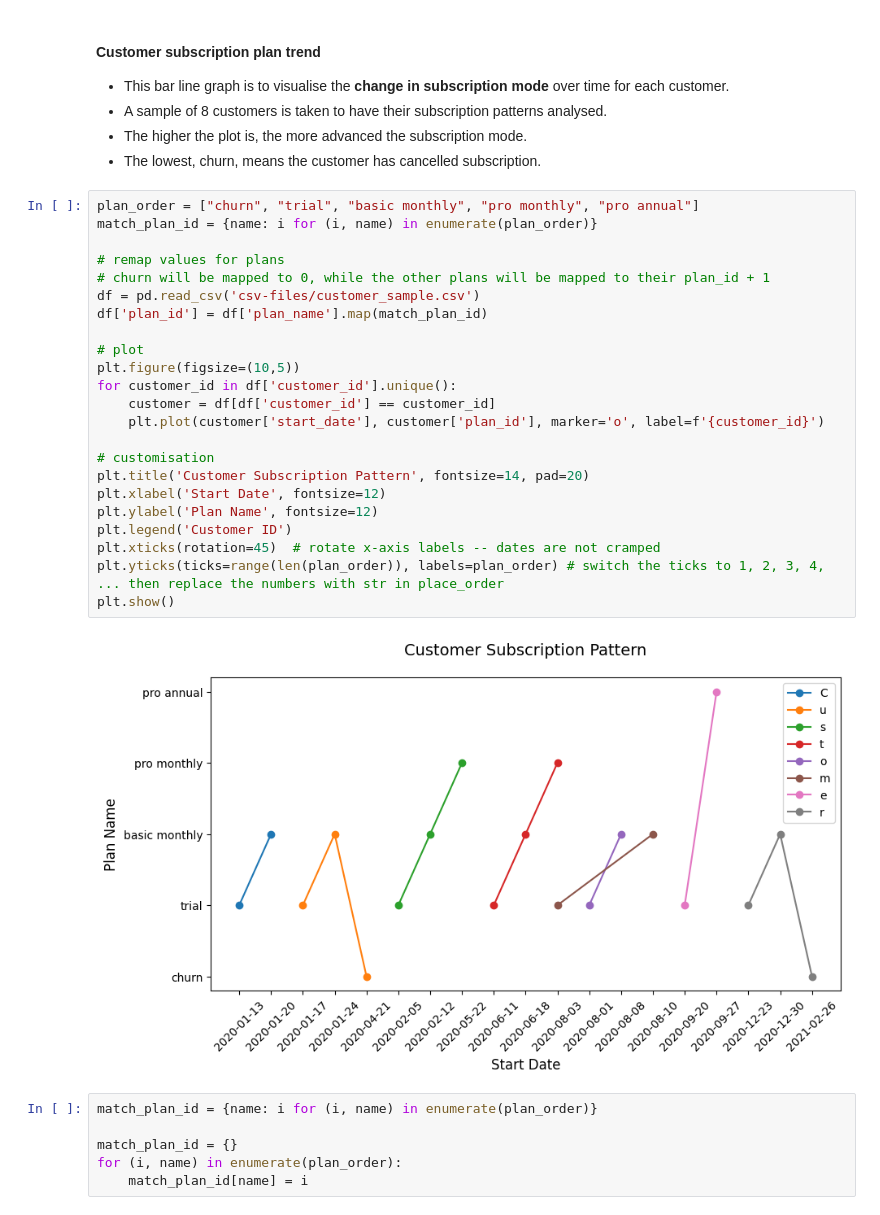
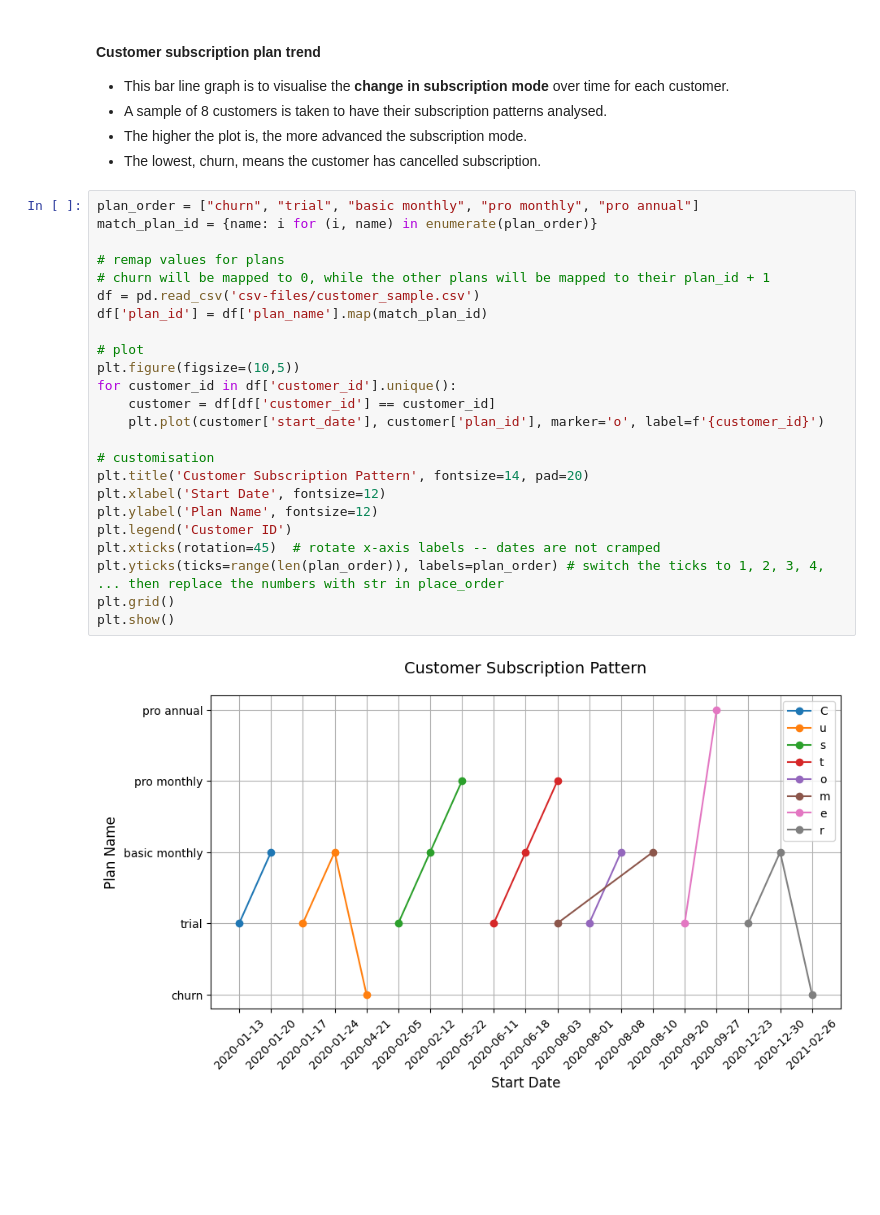
Before and after one commit to nacht29/8-Week-SQL-Challenge, a Jupyter notebook: Case Study #3 - Foodie-Fi/python/partA.ipynb, the cells around one changed output. Drawn from its saved outputs; the diff is of its cells as text; blank space fills up the shorter version.

```diff
--- a/Case Study #3 - Foodie-Fi/python/partA.ipynb
+++ b/Case Study #3 - Foodie-Fi/python/partA.ipynb
@@ -19,31 +19,26 @@ import matplotlib.dates as dates
 # %%
 plan_order = ["churn", "trial", "basic monthly", "pro monthly", "pro annual"]
 match_plan_id = {name: i for (i, name) in enumerate(plan_order)}
 
 # remap values for plans
 # churn will be mapped to 0, while the other plans will be mapped to their plan_id + 1
 df = pd.read_csv('csv-files/customer_sample.csv')
 df['plan_id'] = df['plan_name'].map(match_plan_id)
 
 # plot
 plt.figure(figsize=(10,5))
 for customer_id in df['customer_id'].unique():
 	customer = df[df['customer_id'] == customer_id]
 	plt.plot(customer['start_date'], customer['plan_id'], marker='o', label=f'{customer_id}')
 
 # customisation
 plt.title('Customer Subscription Pattern', fontsize=14, pad=20)
 plt.xlabel('Start Date', fontsize=12)
 plt.ylabel('Plan Name', fontsize=12)
 plt.legend('Customer ID')
 plt.xticks(rotation=45)  # rotate x-axis labels -- dates are not cramped
 plt.yticks(ticks=range(len(plan_order)), labels=plan_order) # switch the ticks to 1, 2, 3, 4, ... then replace the numbers with str in place_order
+plt.grid()
 plt.show()
 # %% [output]
-[figure, old version]
+[figure, new version]
-# %%
-match_plan_id = {name: i for (i, name) in enumerate(plan_order)}
-
-match_plan_id = {}
-for (i, name) in enumerate(plan_order):
-	match_plan_id[name] = i
```
Also changed, not shown: 2 other files.
